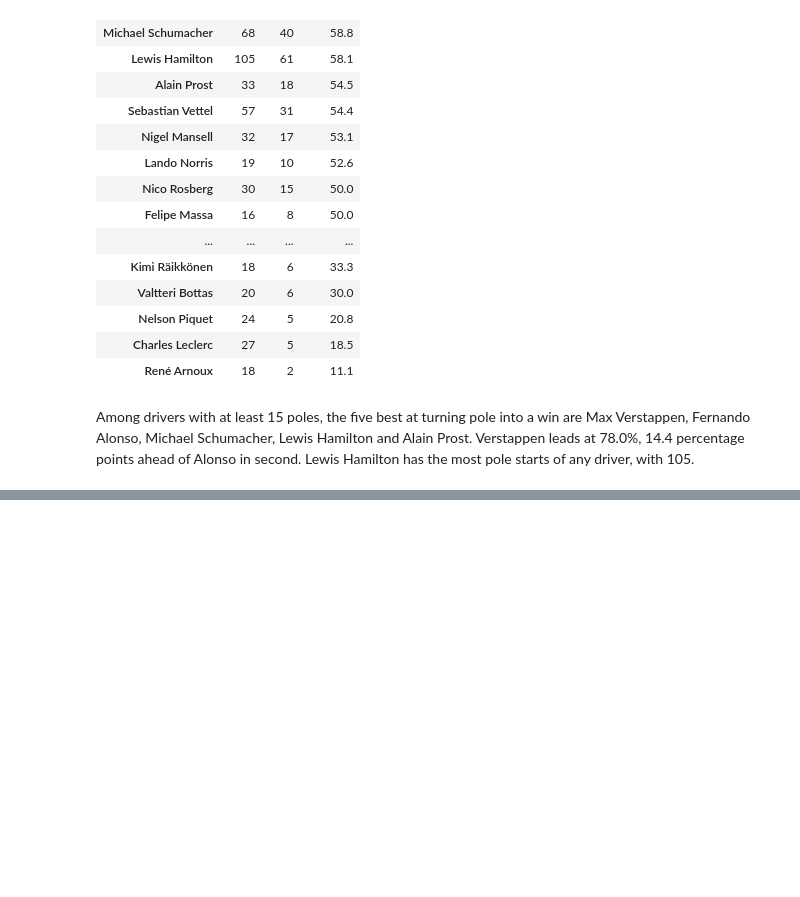
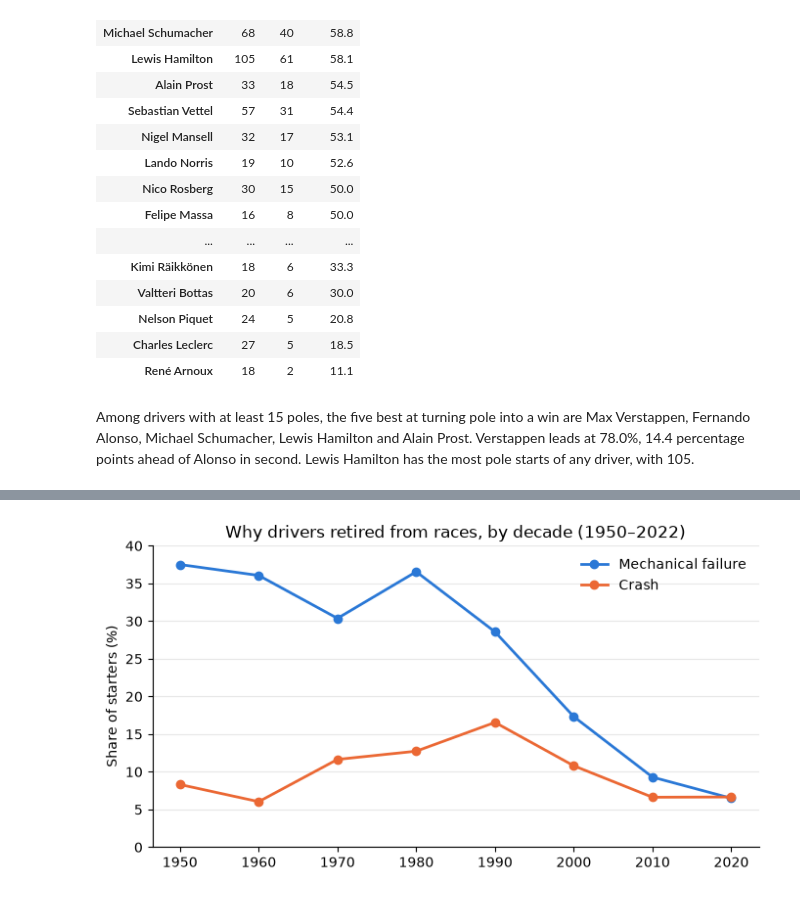
Before and after one commit to Aris-Esfahani/what-decides-an-f1-race, a Jupyter notebook: notebooks/02_explore.ipynb, the cells around one changed output, grey strips where cells are left out. Drawn from its saved outputs; the diff is of its cells as text; code cells hidden in the pictures; blank space fills up the shorter version.

```diff
--- a/notebooks/02_explore.ipynb
+++ b/notebooks/02_explore.ipynb
@@ -73,0 +76,5 @@ Among drivers with at least 15 poles, the five best at turning pole into a win a
+# %%
+# Statuses that are not retirements.
+not_retirements = ["Withdrew", "Did not start", "Disqualified", "Excluded"]
+starters = df[~df["status"].isin(not_retirements)]
+len(df), len(starters)
@@ -73,0 +122,8 @@ Among drivers with at least 15 poles, the five best at turning pole into a win a
+# %%
+#Only the starters who did NOT finish
+retired = starters[~starters["finished"]]
+
+#Run retirement_type on every row's status and store the answer in a new column
+retired["reason"] = retired["status"].apply(retirement_type)
+
+retired["reason"].value_counts()
@@ -73,0 +136,14 @@ Among drivers with at least 15 poles, the five best at turning pole into a win a
+# %%
+#Only use years where the retirement reason was recorded
+known_retired = retired[retired["year"] <= 2022]
+known_starters = starters[starters["year"] <= 2022]
+
+#Count retirements: one row per decade, one column per reason
+counts = pd.crosstab(known_retired["decade"], known_retired["reason"])
+
+#How many starters in each decade
+starts = known_starters.groupby("decade").size()
+
+#Turn counts into "% of starters"
+rates = counts.div(starts, axis=0) * 100
+rates.round(1)
@@ -73,0 +161,14 @@ Among drivers with at least 15 poles, the five best at turning pole into a win a
+# %%
+fig, ax = plt.subplots(figsize=(8, 4))
+ax.plot(rates.index, rates["Mechanical"], marker="o", linewidth=2, color="#2a78d6", label="Mechanical failure")
+ax.plot(rates.index, rates["Crash"], marker="o", linewidth=2, color="#eb6834", label="Crash")
+ax.set_title("Why drivers retired from races, by decade (1950–2022)")
+ax.set_ylabel("Share of starters (%)")
+ax.set_xticks(rates.index)
+ax.set_ylim(0, 40)
+ax.legend(frameon=False)
+ax.grid(axis="y", alpha=0.3)
+ax.spines[["top", "right"]].set_visible(False)
+plt.show()
+# %% [output]
+[figure, added]
```
Also changed, not shown: parts of 6 cells of this notebook.
